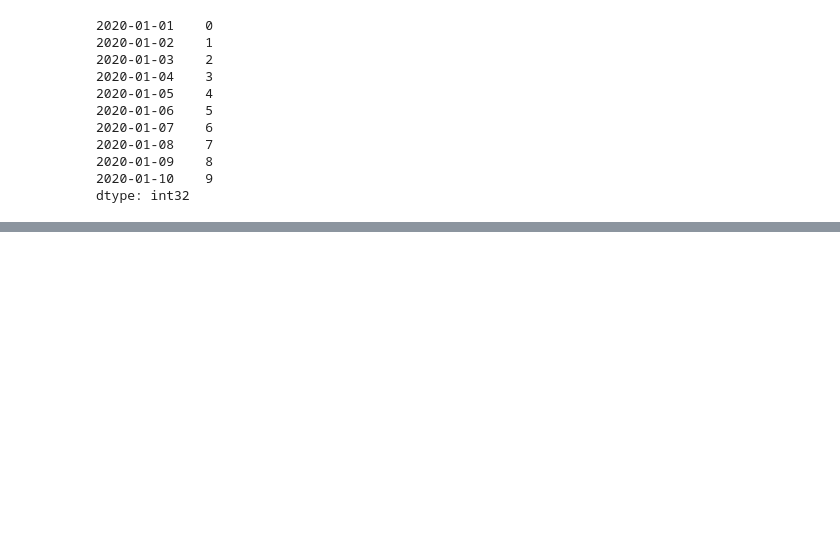
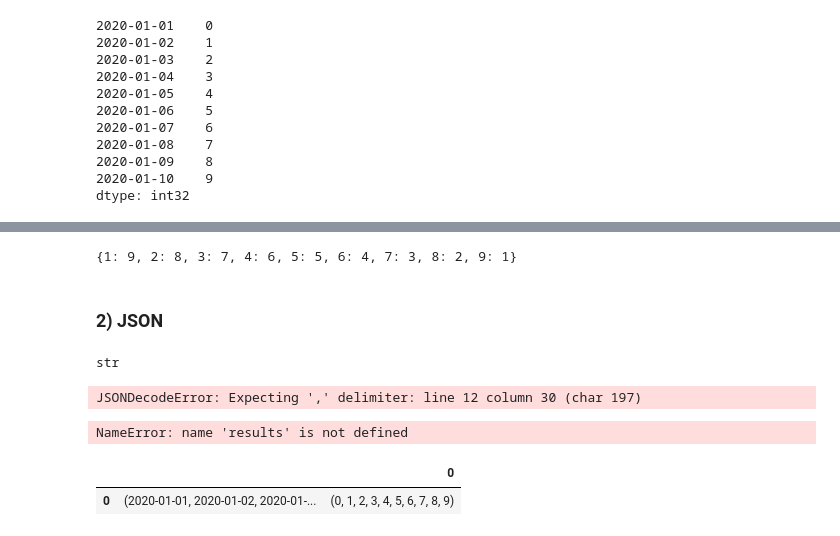
Before and after one commit to reubence/Random-Projects, a Jupyter notebook: Notes/Pandas, Visualisation.ipynb, the cells around one changed output, grey strips where cells are left out. Cells and saved outputs as stored; diff of their text form; code cells hidden in the pictures; blank space fills up the shorter version.

```diff
--- a/Notes/Pandas, Visualisation.ipynb
+++ b/Notes/Pandas, Visualisation.ipynb
@@ -189,0 +291,6 @@ ds.to_csv("myTimeSeries.csv")
+# %%
+import csv
+f = open("myTimeSeries.csv", "r")
+
+reader = csv.reader(f)
+list(reader)
@@ -189,0 +324,4 @@ ds.to_csv("myTimeSeries.csv")
+# %%
+with open("myTimeSeries.csv") as f:
+    lines = list(csv.reader(f))
+lines
@@ -189,0 +340,3 @@ ds.to_csv("myTimeSeries.csv")
+# %%
+header, values = lines[0], lines[1:]
+print(header,"\n",values)
@@ -189,0 +378,3 @@ ds.to_csv("myTimeSeries.csv")
+# %%
+data_dict = {h: v for h,v in zip(header,zip(*values))}
+data_dict
@@ -189,0 +400,40 @@ ds.to_csv("myTimeSeries.csv")
+# %%
+dict_data = {i : j for i,j in zip(l1,l2)}
+dict_data
+# %% [output]
+{1: 9, 2: 8, 3: 7, 4: 6, 5: 5, 6: 4, 7: 3, 8: 2, 9: 1}
+# %% [markdown]
+### 2) JSON
+# %%
+obj = """
+{"One": ["2020-01-01",
+  "2020-01-02",
+  "2020-01-03",
+  "2020-01-04",
+  "2020-01-05",
+  "2020-01-06",
+  "2020-01-07",
+ "2020-01-08",
+  "2020-01-09",
+  "2020-01-10"],
+ "Two": ["0", "1", "2", "', "4", "5", "6", "7", "8", "9"]}
+"""
+type(obj)
+# %% [output]
+str
+# %%
+import json
+result = json.loads(obj)
+type(results)
+# %% [output]
+JSONDecodeError: Expecting ',' delimiter: line 12 column 30 (char 197)
+# %%
+text = json.dumps(results)
+type(results)
+# %% [output]
+NameError: name 'results' is not defined
+# %%
+pd.DataFrame(data = [data_dict], columns = ["","0"])
+# %% [output]
+|  |  | 0 |
+| 0 | (2020-01-01, 2020-01-02, 2020-01-... | (0, 1, 2, 3, 4, 5, 6, 7, 8, 9) |
```
Also changed, not shown: parts of 30 cells of this notebook, 4 other files.
